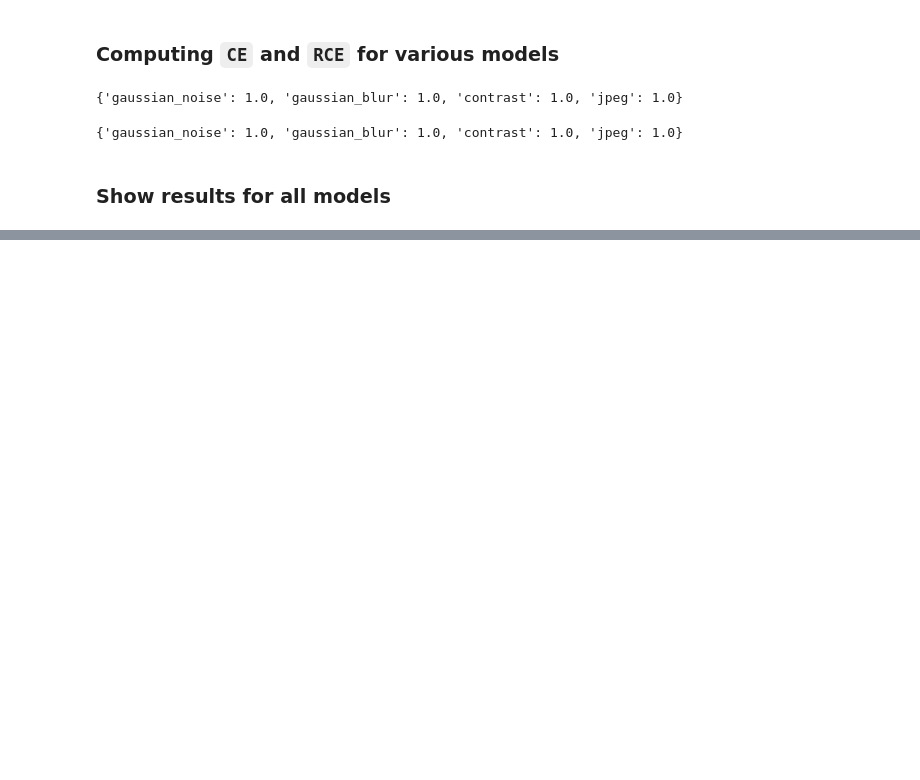
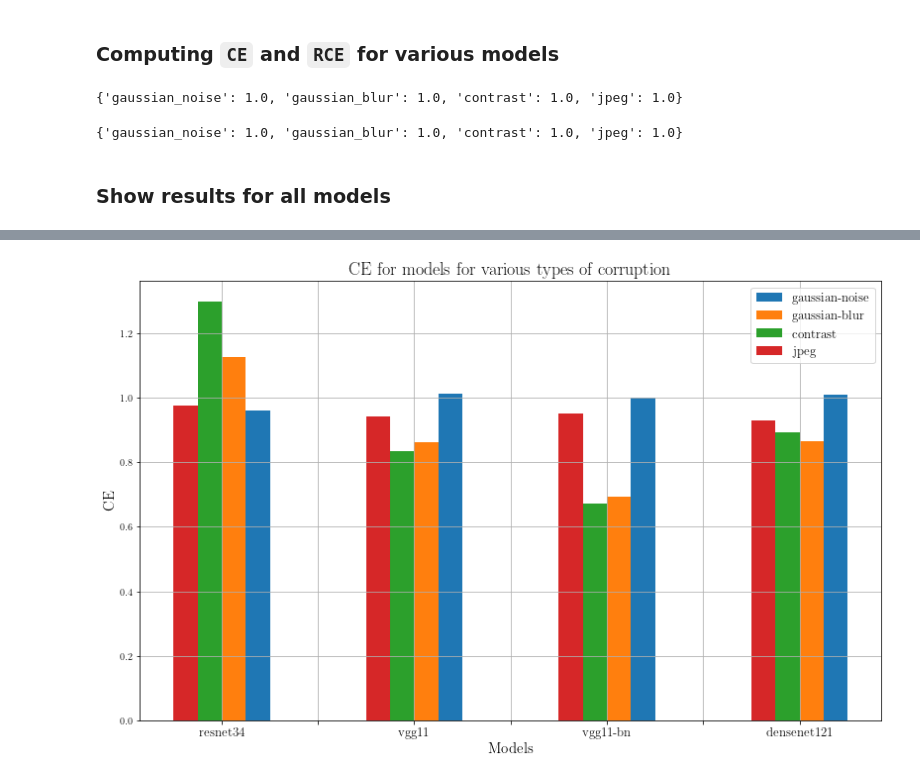
Before and after one commit to bpiyush/DL1Labs, a Jupyter notebook: assignment_2_13677640/part1/test_notebooks/visualize_results.ipynb, the cells around one changed output, grey strips where cells are left out. Cells and saved outputs as stored; diff of their text form; code cells hidden in the pictures; blank space fills up the shorter version.

```diff
--- a/assignment_2_13677640/part1/test_notebooks/visualize_results.ipynb
+++ b/assignment_2_13677640/part1/test_notebooks/visualize_results.ipynb
@@ -121,0 +199,15 @@ RCE
+# %%
+plot_multiple_categorical_histogram(
+    [1, 3, 5, 7],
+    [list(df_ce.loc[x]) for x in df_ce.index],
+    labels=list(df_ce.columns),
+    xlabels=list(df_ce.index),
+    title="CE for models for various types of corruption",
+    xlabel="Models",
+    ylabel="CE",
+    width=1.0,
+    figsize=(11, 7),
+    filname="../results/ce_error_across_models.png"
+)
+# %% [output]
+[figure, added]
```
Also changed, not shown: parts of 12 cells of this notebook, 7 other files.
